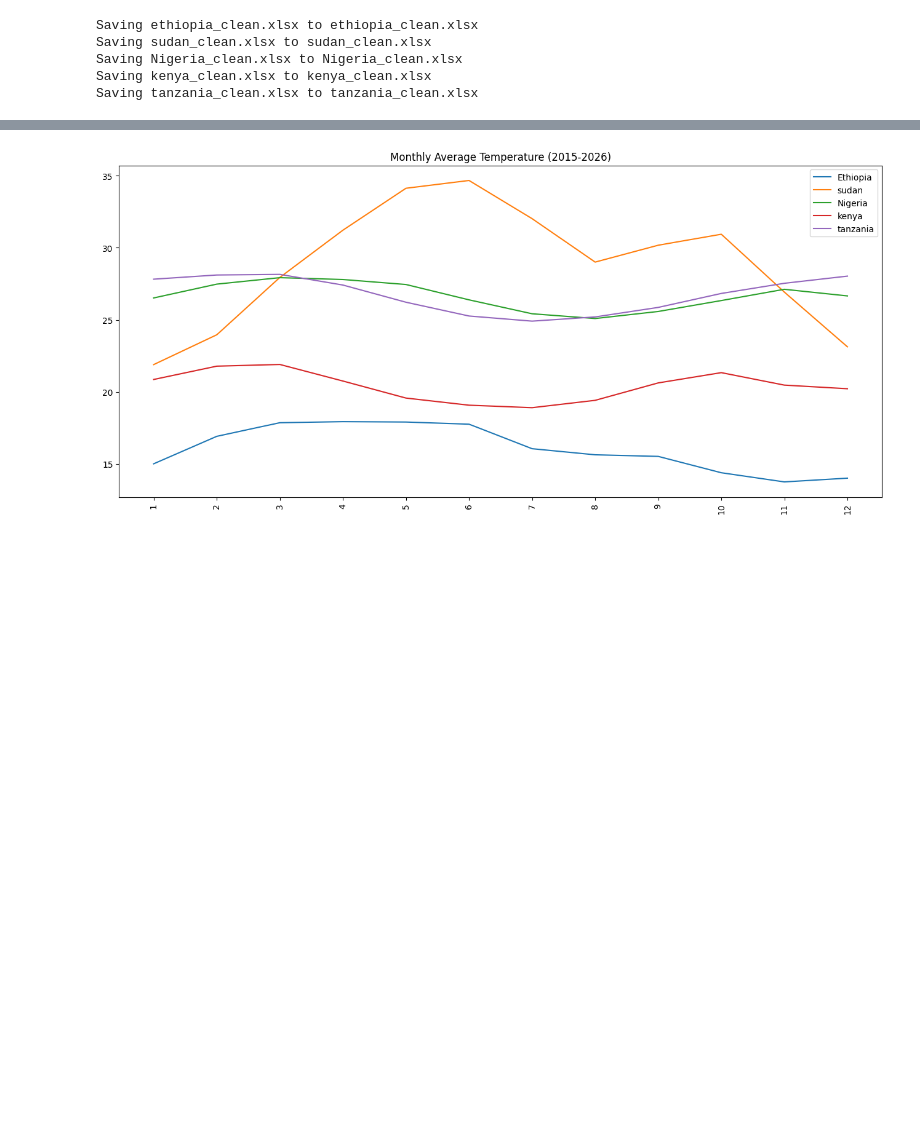
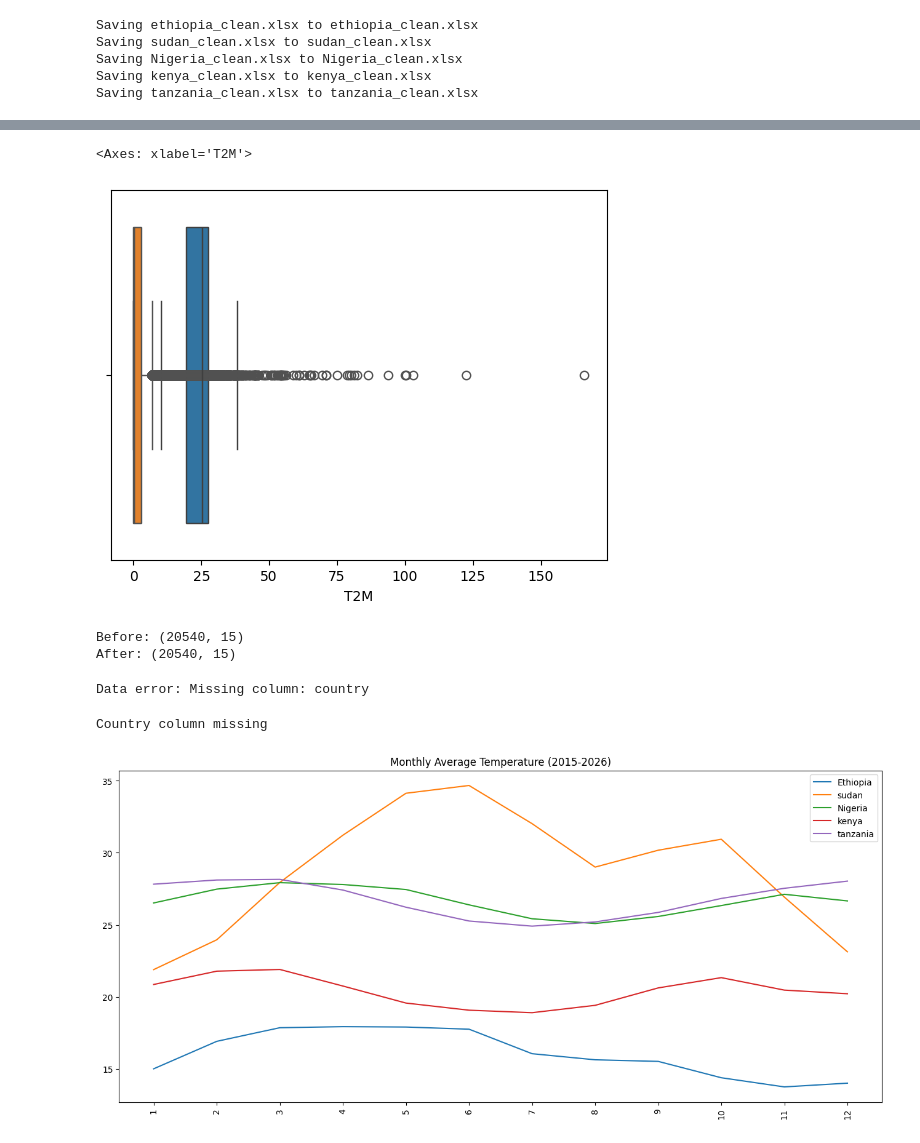
Before and after one commit to edent4313-star/climate-challenge-week0, a Jupyter notebook: compare_countries.ipynb, the cells around one changed output, grey strips where cells are left out. Saved outputs shown, nothing was run; the diff lists cells and outputs as text; code cells hidden in the pictures; blank space fills up the shorter version.

```diff
--- a/compare_countries.ipynb
+++ b/compare_countries.ipynb
@@ -40,0 +122,7 @@ df = pd.concat([
+# %%
+import seaborn as sns
+sns.boxplot(x=df["T2M"])
+sns.boxplot(x=df["PRECTOTCORR"])
+# %% [output]
+<Axes: xlabel='T2M'>
+[figure, added]
@@ -40,0 +142,6 @@ df = pd.concat([
+# %%
+print("Before:", df.shape)
+print("After:", df.shape)
+# %% [output]
+Before: (20540, 15)
+After: (20540, 15)
@@ -41,3 +162,18 @@ df = pd.concat([
+# %%
+try:
+    validate_data(df)
+    print("Data is valid")
+except Exception as e:
+    print("Data error:", e)
+# %% [output]
+Data error: Missing column: country
+# %%
+if "country" in df.columns:
+    result = df.groupby("country").mean(numeric_only=True)
+else:
+    print("Country column missing")
+# %% [output]
+Country column missing
 # %%
 monthly_temp = df.groupby(['Month','Country'])['T2M'].mean().reset_index()
 monthly_temp['Month'] = monthly_temp['Month'].astype(str)
```
Also changed, not shown: parts of 12 cells of this notebook.
